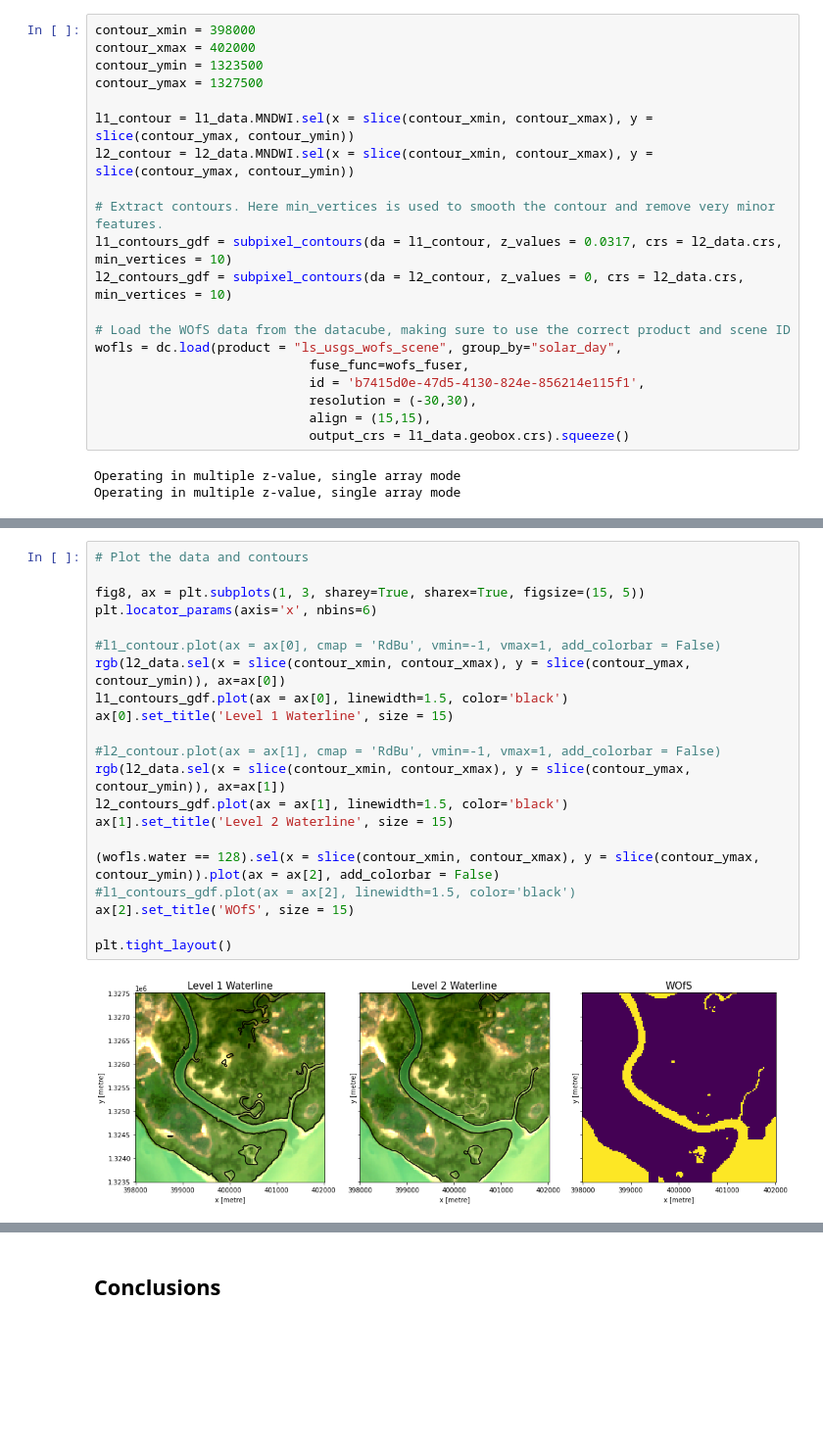
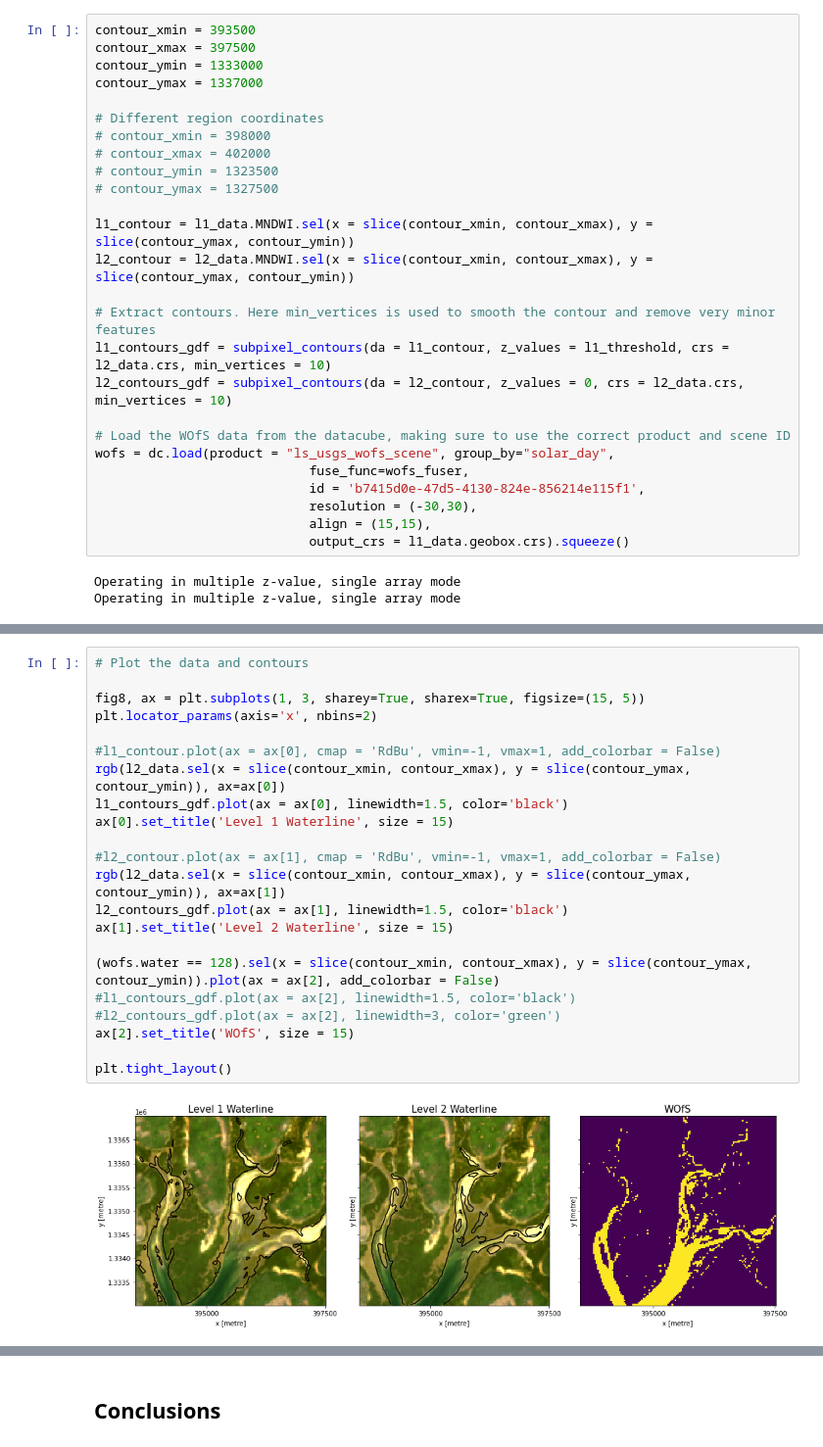
Before and after one commit to eefaye/deafrica-sandbox-notebooks, a Jupyter notebook: MNDWI Comparison - 7 July/Extended2_Level 1 Level 2 Comparison - MNDWI.ipynb, the cells around one changed output, grey strips where cells are left out. Shown at 98% size. Saved outputs shown, nothing was run; the diff lists cells and outputs as text; blank space fills up the shorter version.

Commit message:
Custom threshold and WOfS comparisons.

```diff
--- a/MNDWI Comparison - 7 July/Extended2_Level 1 Level 2 Comparison - MNDWI.ipynb
+++ b/MNDWI Comparison - 7 July/Extended2_Level 1 Level 2 Comparison - MNDWI.ipynb
@@ -480,18 +429,24 @@ We then compare the MNDWI demarcation of water with the equivalent **Water Obser
 # %%
-contour_xmin = 398000
-contour_xmax = 402000
-contour_ymin = 1323500
-contour_ymax = 1327500
+contour_xmin = 393500
+contour_xmax = 397500
+contour_ymin = 1333000
+contour_ymax = 1337000
+
+# Different region coordinates
+# contour_xmin = 398000
+# contour_xmax = 402000
+# contour_ymin = 1323500
+# contour_ymax = 1327500
 
 l1_contour = l1_data.MNDWI.sel(x = slice(contour_xmin, contour_xmax), y = slice(contour_ymax, contour_ymin))
 l2_contour = l2_data.MNDWI.sel(x = slice(contour_xmin, contour_xmax), y = slice(contour_ymax, contour_ymin))
 
-# Extract contours. Here min_vertices is used to smooth the contour and remove very minor features.
-l1_contours_gdf = subpixel_contours(da = l1_contour, z_values = 0.0317, crs = l2_data.crs, min_vertices = 10)
+# Extract contours. Here min_vertices is used to smooth the contour and remove very minor features
+l1_contours_gdf = subpixel_contours(da = l1_contour, z_values = l1_threshold, crs = l2_data.crs, min_vertices = 10)
 l2_contours_gdf = subpixel_contours(da = l2_contour, z_values = 0, crs = l2_data.crs, min_vertices = 10)
 
 # Load the WOfS data from the datacube, making sure to use the correct product and scene ID
-wofls = dc.load(product = "ls_usgs_wofs_scene", group_by="solar_day",
+wofs = dc.load(product = "ls_usgs_wofs_scene", group_by="solar_day",
                             fuse_func=wofs_fuser,
                             id = 'b7415d0e-47d5-4130-824e-856214e115f1',
                             resolution = (-30,30),
@@ -505,23 +460,24 @@ Water is denoted in the WOfS datasets as pixels with the value `128` (this is re
 # %%
 # Plot the data and contours
 
 fig8, ax = plt.subplots(1, 3, sharey=True, sharex=True, figsize=(15, 5))
-plt.locator_params(axis='x', nbins=6)
+plt.locator_params(axis='x', nbins=2)
 
 #l1_contour.plot(ax = ax[0], cmap = 'RdBu', vmin=-1, vmax=1, add_colorbar = False)
 rgb(l2_data.sel(x = slice(contour_xmin, contour_xmax), y = slice(contour_ymax, contour_ymin)), ax=ax[0])
 l1_contours_gdf.plot(ax = ax[0], linewidth=1.5, color='black')
 ax[0].set_title('Level 1 Waterline', size = 15)
 
 #l2_contour.plot(ax = ax[1], cmap = 'RdBu', vmin=-1, vmax=1, add_colorbar = False)
 rgb(l2_data.sel(x = slice(contour_xmin, contour_xmax), y = slice(contour_ymax, contour_ymin)), ax=ax[1])
 l2_contours_gdf.plot(ax = ax[1], linewidth=1.5, color='black')
 ax[1].set_title('Level 2 Waterline', size = 15)
 
-(wofls.water == 128).sel(x = slice(contour_xmin, contour_xmax), y = slice(contour_ymax, contour_ymin)).plot(ax = ax[2], add_colorbar = False)
+(wofs.water == 128).sel(x = slice(contour_xmin, contour_xmax), y = slice(contour_ymax, contour_ymin)).plot(ax = ax[2], add_colorbar = False)
 #l1_contours_gdf.plot(ax = ax[2], linewidth=1.5, color='black')
+#l2_contours_gdf.plot(ax = ax[2], linewidth=3, color='green')
 ax[2].set_title('WOfS', size = 15)
 
 plt.tight_layout()
 # %% [output]
-[figure, old version]
+[figure, new version]
```
Also changed, not shown: parts of 16 cells of this notebook.
